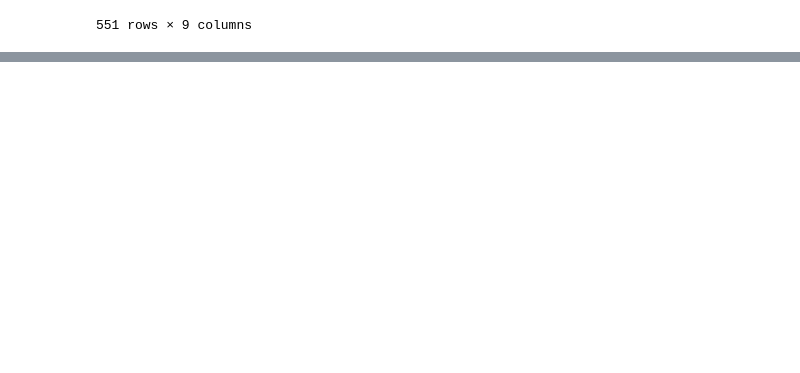
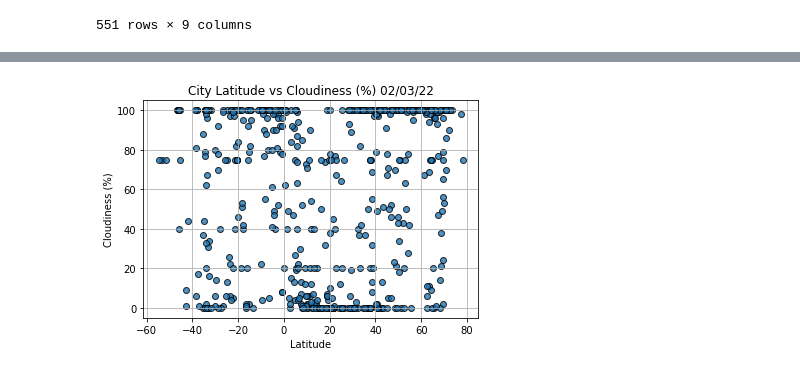
Before and after one commit to lucasbratland/World_Weather_Analysis, a Jupyter notebook: WeatherPy.ipynb, the cells around one changed output, grey strips where cells are left out. Saved outputs shown, nothing was run; the diff lists cells and outputs as text; code cells hidden in the pictures; blank space fills up the shorter version.

```diff
--- a/WeatherPy.ipynb
+++ b/WeatherPy.ipynb
@@ -188,0 +242,23 @@ new_city_data_df.to_csv(output_data_file, index_label="City_ID")
+# %%
+#draw the clousiness scatter plot
+
+
+plt.scatter(lats, clouds,
+            edgecolor = "black",
+            linewidths = 1,
+            marker = "o",
+            alpha = .8,
+            label = "Cities"
+           )
+plt.ylabel("Cloudiness (%)")
+plt.xlabel("Latitude")
+plt.title(f"City Latitude vs Cloudiness (%) " + time.strftime("%x"))
+plt.grid()
+
+#Save it
+plt.savefig("Lat_vs_Clousiness.png")
+
+#shwo it
+plt.show()
+# %% [output]
+[figure, added]
```
Also changed, not shown: parts of 6 cells of this notebook.
